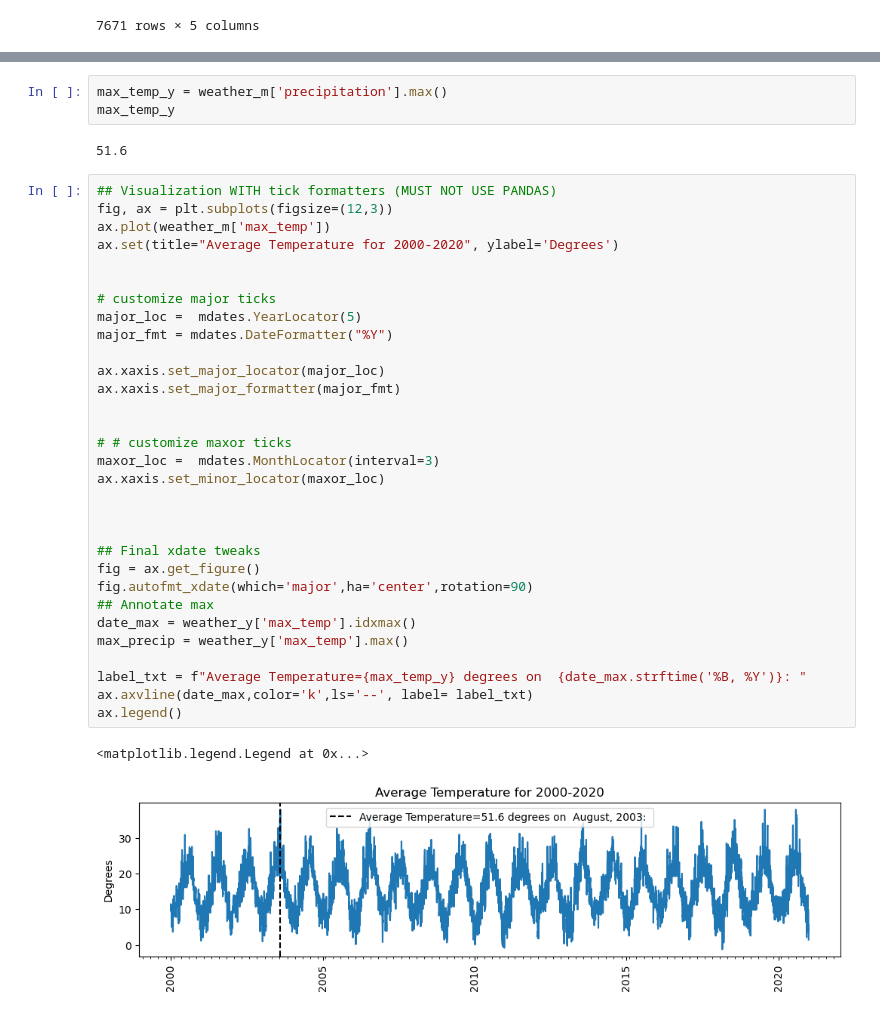
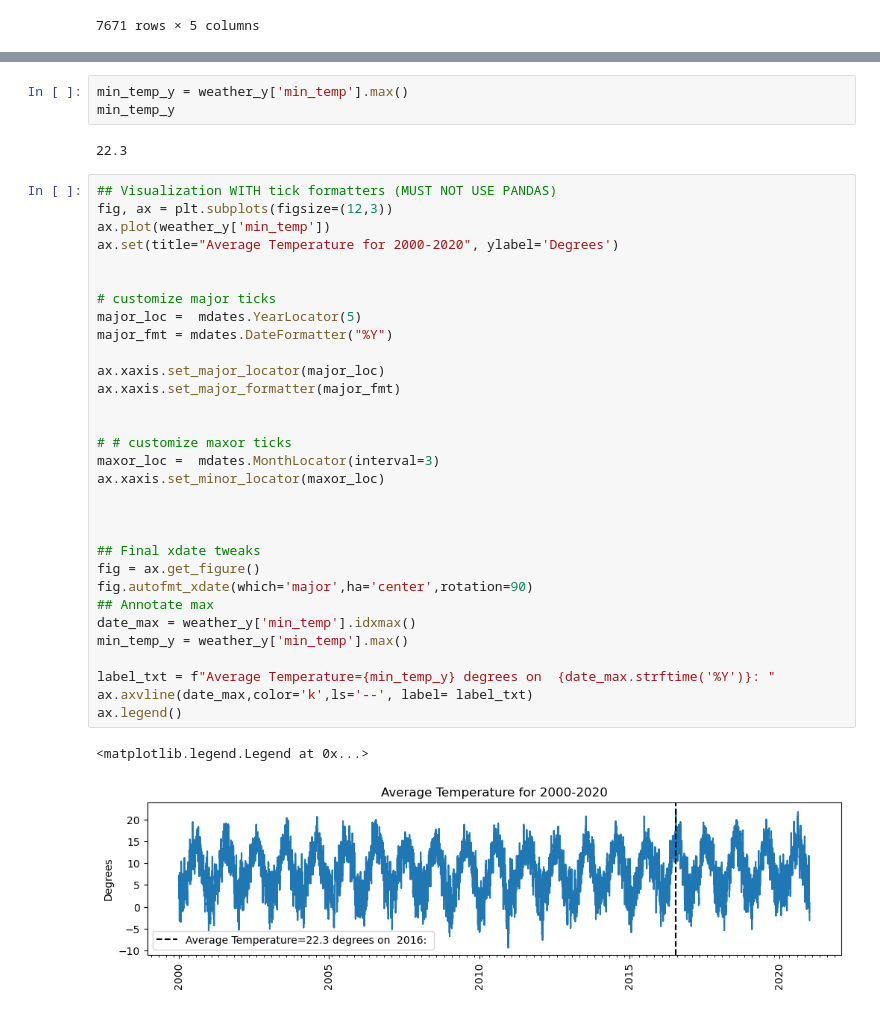
Before and after one commit to Beagan19/-Core--Resampling-Datetime-Data, a Jupyter notebook: (Core) Resampling Datetime Data.ipynb, the cells around one changed output, grey strips where cells are left out. Drawn from its saved outputs; the diff is of its cells as text.

```diff
--- a/(Core) Resampling Datetime Data.ipynb
+++ b/(Core) Resampling Datetime Data.ipynb
@@ -292,39 +292,39 @@ Name: max_temp, Length: 7671, dtype: float64>
 # %%
-max_temp_y = weather_m['precipitation'].max()
-max_temp_y
+min_temp_y = weather_y['min_temp'].max()
+min_temp_y
 # %% [output]
-51.6
+22.3
 # %%
 ## Visualization WITH tick formatters (MUST NOT USE PANDAS)
 fig, ax = plt.subplots(figsize=(12,3))
-ax.plot(weather_m['max_temp'])
+ax.plot(weather_y['min_temp'])
 ax.set(title="Average Temperature for 2000-2020", ylabel='Degrees')
 
 
 # customize major ticks
 major_loc =  mdates.YearLocator(5)
 major_fmt = mdates.DateFormatter("%Y")
 
 ax.xaxis.set_major_locator(major_loc)
 ax.xaxis.set_major_formatter(major_fmt)
 
 
 # # customize maxor ticks
 maxor_loc =  mdates.MonthLocator(interval=3)
 ax.xaxis.set_minor_locator(maxor_loc)
 
 
 
 ## Final xdate tweaks
 fig = ax.get_figure()
 fig.autofmt_xdate(which='major',ha='center',rotation=90)
 ## Annotate max
-date_max = weather_y['max_temp'].idxmax()
-max_precip = weather_y['max_temp'].max()
+date_max = weather_y['min_temp'].idxmax()
+min_temp_y = weather_y['min_temp'].max()
 
-label_txt = f"Average Temperature={max_temp_y} degrees on  {date_max.strftime('%B, %Y')}: "
+label_txt = f"Average Temperature={min_temp_y} degrees on  {date_max.strftime('%Y')}: "
 ax.axvline(date_max,color='k',ls='--', label= label_txt)
 ax.legend()
 # %% [output]
 <matplotlib.legend.Legend at 0x...>
-[figure, old version]
+[figure, new version]
```
Also changed, not shown: parts of 1 cell of this notebook.
